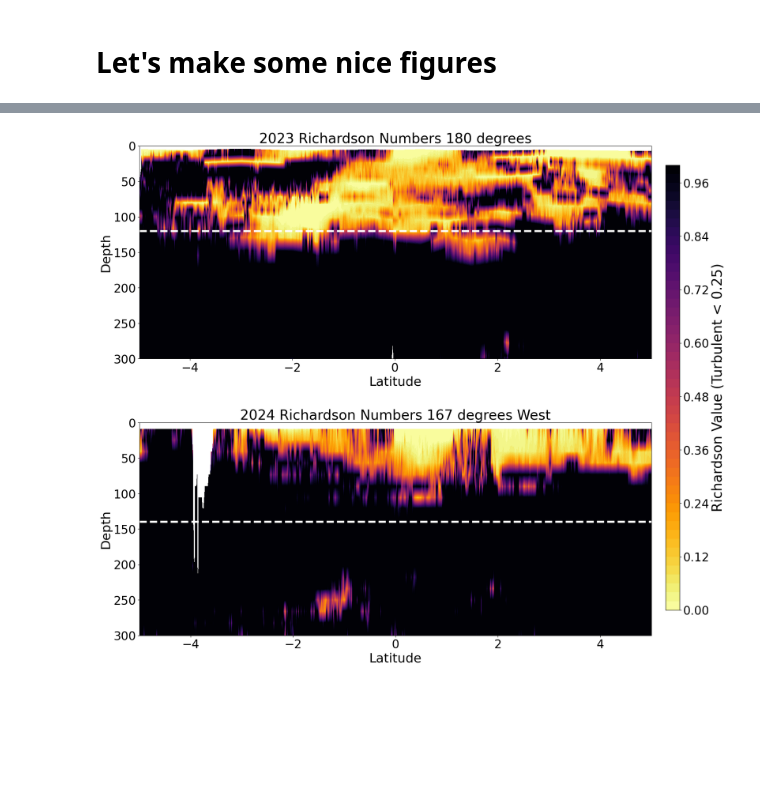
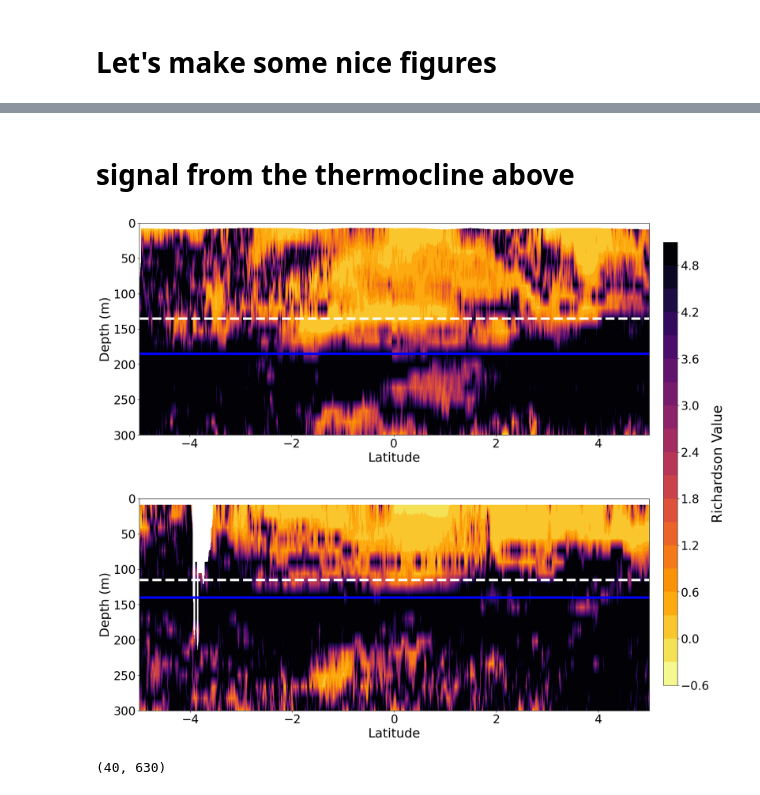
Before and after one commit to GHOpenonic/equatorial-pacific-turbulent-mixing, a Jupyter notebook: analysis_and_data/figures.ipynb, the cells around one changed output, grey strips where cells are left out. Cells and saved outputs as stored; diff of their text form; code cells hidden in the pictures; blank space fills up the shorter version.

```diff
--- a/analysis_and_data/figures.ipynb
+++ b/analysis_and_data/figures.ipynb
@@ -131,17 +142,18 @@ lat_bin_y_2024 = df_bin_average(lat_matrix_2024, num_bins)
 
 
 # horizontal binning
-num_bins = int(709)
+num_bins = int(630)
 P_binned_2024 = df_bin_average(P_bin_y_2024.T, num_bins).T
 T_binned_2024 = df_bin_average(T_bin_y_2024.T, num_bins).T
 S_binned_2024 = df_bin_average(S_bin_y_2024.T, num_bins).T
 D_binned_2024 = df_bin_average(D_bin_y_2024.T, num_bins).T
 lat_binned_2024 = df_bin_average(lat_bin_y_2024.T, num_bins).T
 
-# adcp
-u_2024 = pd.DataFrame(ADCP_2024['u'])
-v_2024 = pd.DataFrame(ADCP_2024['v'])
-z_2024 = pd.DataFrame(ADCP_2024['z'])
+# horizontal adcp binning
+num_bins = int(630)
+u_2024 = df_bin_average(pd.DataFrame(ADCP_2024['u']).T, num_bins).T
+v_2024 = df_bin_average(pd.DataFrame(ADCP_2024['v']).T, num_bins).T
+z_2024 = df_bin_average(pd.DataFrame(ADCP_2024['z']).T, num_bins).T
 # %%
 def calc_N2(density, depth): #  calculate buoyancy frequency with density gradient
     g = 9.81
@@ -273,39 +344,48 @@ plt.show()
+# %% [markdown]
+# signal from the thermocline above
 # %%
 # Create a grid of subplots
 fig, (ax1, ax2) = plt.subplots(2, 1, figsize=(20, 18))
 
 
-visualize_ri_2023 = ri_2023.clip(lower=0, upper=1) # aide visualization
-visualize_ri_2024 = ri_2024.clip(lower=0, upper=1) # aide visualization
+visualize_ri_2023 = ri_2023.clip(lower = -0.5, upper=5) # aide visualization
+visualize_ri_2024 = ri_2024.clip(lower = -0.5, upper=5) # aide visualization
 
 max_value = max(np.nanmax(visualize_ri_2023.values), np.nanmax(visualize_ri_2024.values))
 
 # 2023 ri
-contour1 = ax1.contourf(lat_binned_2023, P_binned_2023, visualize_ri_2023, levels=50, cmap='inferno_r', vmax=max_value)
-ax1.axhline(y=120, color='white', linestyle='--', linewidth = 4)
+contour1 = ax1.contourf(lat_binned_2023, P_binned_2023, visualize_ri_2023, levels=20, cmap='inferno_r', vmax=max_value)
+ax1.axhline(y=185, color='blue', linewidth = 5)
+ax1.axhline(y=135, color='white', linestyle='--', linewidth = 5)
 ax1.set_xlabel('Latitude')
-ax1.set_ylabel('Depth')
-ax1.set_title('2023 Richardson Numbers 180 degrees')
+ax1.set_ylabel('Depth (m)')
+#ax1.set_title('2023 Richardson Numbers 180 degrees')
 ax1.set_ylim(0, 300)
 ax1.invert_yaxis()
 
-# 2023 ri
-contour2 = ax2.contourf(lat_binned_2024, P_binned_2024, visualize_ri_2024, levels=50, cmap='inferno_r', vmax=max_value)
-ax2.axhline(y=140, color='white', linestyle='--', linewidth = 4)
+# 2024 ri
+contour2 = ax2.contourf(lat_binned_2024, P_binned_2024, visualize_ri_2024, levels=20, cmap='inferno_r', vmax=max_value)
+ax2.axhline(y=140, color='blue', linewidth = 5)
+ax2.axhline(y=115, color='white', linestyle='--', linewidth = 5)
 ax2.set_xlabel('Latitude')
-ax2.set_ylabel('Depth')
-ax2.set_title('2024 Richardson Numbers 167 degrees West')
+ax2.set_ylabel('Depth (m)')
+#ax2.set_title('2024 Richardson Numbers 167 degrees West')
 ax2.set_ylim(0, 300)
 ax2.invert_yaxis()
 
 # Adjust the layout to include a common colorbar on the right side
 plt.subplots_adjust(right=0.85, hspace=0.3)
 cbar_ax = fig.add_axes([0.87, 0.15, 0.02, 0.7])
 colorbar = plt.colorbar(contour1, cax=cbar_ax)
-colorbar.set_label('Richardson Value (Turbulent < 0.25)', fontsize=20+8)
+colorbar.set_label('Richardson Value', fontsize=20+8)
 
 plt.savefig('Ri.png', dpi=300, bbox_inches='tight')
 
 plt.show()
 # %% [output]
-[figure, old version]
+[figure, new version]
+# %%
+np.shape(ri_2023)
+np.shape(ri_2024)
+# %% [output]
+(40, 630)
```
Also changed, not shown: parts of 11 cells of this notebook.
